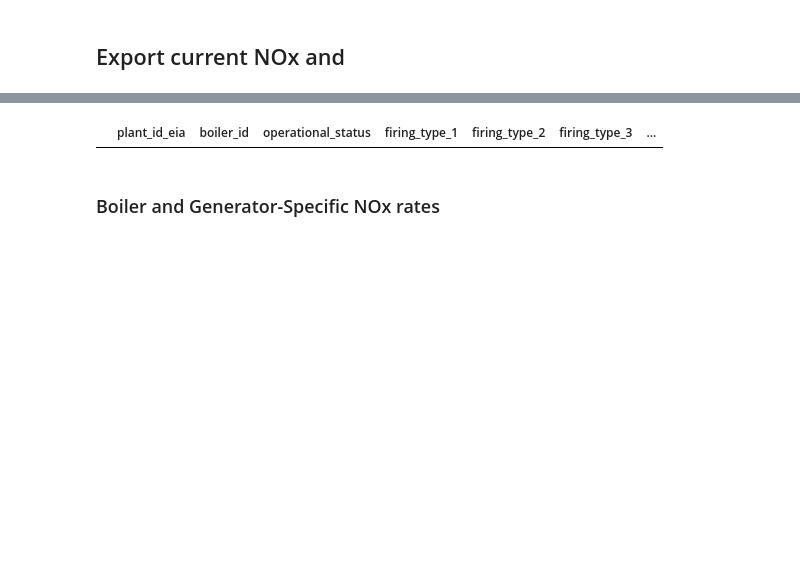
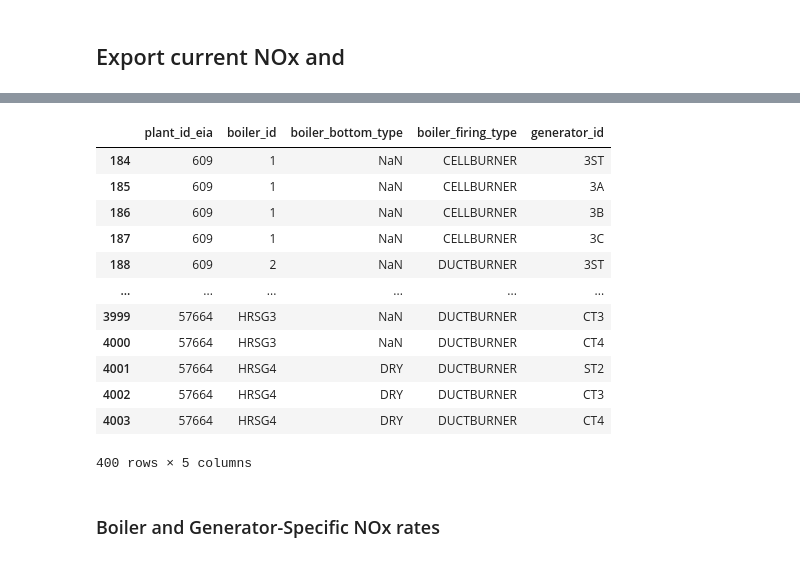
Before and after one commit to singularity-energy/open-grid-emissions, a Jupyter notebook: notebooks/fix_nox_so2_calculations.ipynb, the cells around one changed output, grey strips where cells are left out. Drawn from its saved outputs; the diff is of its cells as text; code cells hidden in the pictures; blank space fills up the shorter version.

Commit message:
nox_factors_for_gens

```diff
--- a/notebooks/fix_nox_so2_calculations.ipynb
+++ b/notebooks/fix_nox_so2_calculations.ipynb
@@ -75,0 +194,23 @@ firing_type_description = {"CB":"CELLBURNER",
+# %%
+nox_emission_factors = load_data.load_nox_emission_factors()
+# remove duplicate factors
+nox_emission_factors = nox_emission_factors.drop_duplicates(subset=["prime_mover_code","energy_source_code","boiler_bottom_type","boiler_firing_type"])
+
+# create a table of factors for pm-fuel records that don't have boiler-specific emission factors
+#nox_emission_factors_pm_fuel = nox_emission_factors[nox_emission_factors["boiler_bottom_type"].isna() & nox_emission_factors["boiler_firing_type"].isna()].drop(columns=["boiler_bottom_type","boiler_firing_type"])
+# %%
+# load the boiler firing type info
+boiler_firing_type = load_boiler_firing_type(year)
+
+# identify the boiler firing type for each generator
+boiler_generator_assn = load_data.initialize_pudl_out(year).bga_eia860()
+# associate a generator_id with each record
+boiler_firing_type = boiler_firing_type.merge(
+    boiler_generator_assn[["plant_id_eia", "boiler_id", "generator_id"]],
+    how="left",
+    on=["plant_id_eia", "boiler_id"],
+)
+
+# merge the gen keys with the boiler firing types
+gen_nox_factors = gen_keys_for_nox.merge(boiler_firing_type, how="left", on=["plant_id_eia","generator_id"], validate="m:m")
+gen_nox_factors
@@ -76,7 +281,21 @@ firing_type_description = {"CB":"CELLBURNER",
+# %%
+boiler_firing_type = boiler_firing_type.drop_duplicates(subset=["plant_id_eia","generator_id","boiler_bottom_type","boiler_firing_type"])
 # %%
-boiler_design_parameters_eia860[boiler_design_parameters_eia860.duplicated(subset=["plant_id_eia","boiler_id"], keep=False)]
+boiler_firing_type[boiler_firing_type.duplicated(subset=["plant_id_eia","generator_id"], keep=False)]
 # %% [output]
-|  | plant_id_eia | boiler_id | operational_status | firing_type_1 | firing_type_2 | firing_type_3 | ... |
+|  | plant_id_eia | boiler_id | boiler_bottom_type | boiler_firing_type | generator_id |
+| 184 | 609 | 1 | NaN | CELLBURNER | 3ST |
+| 185 | 609 | 1 | NaN | CELLBURNER | 3A |
+| 186 | 609 | 1 | NaN | CELLBURNER | 3B |
+| 187 | 609 | 1 | NaN | CELLBURNER | 3C |
+| 188 | 609 | 2 | NaN | DUCTBURNER | 3ST |
+| ... | ... | ... | ... | ... | ... |
+| 3999 | 57664 | HRSG3 | NaN | DUCTBURNER | CT3 |
+| 4000 | 57664 | HRSG3 | NaN | DUCTBURNER | CT4 |
+| 4001 | 57664 | HRSG4 | DRY | DUCTBURNER | ST2 |
+| 4002 | 57664 | HRSG4 | DRY | DUCTBURNER | CT3 |
+| 4003 | 57664 | HRSG4 | DRY | DUCTBURNER | CT4 |
+400 rows × 5 columns
 # %% [markdown]
 ### Boiler and Generator-Specific NOx rates
 # %%
```
Also changed, not shown: parts of 14 cells of this notebook, 4 other files.
